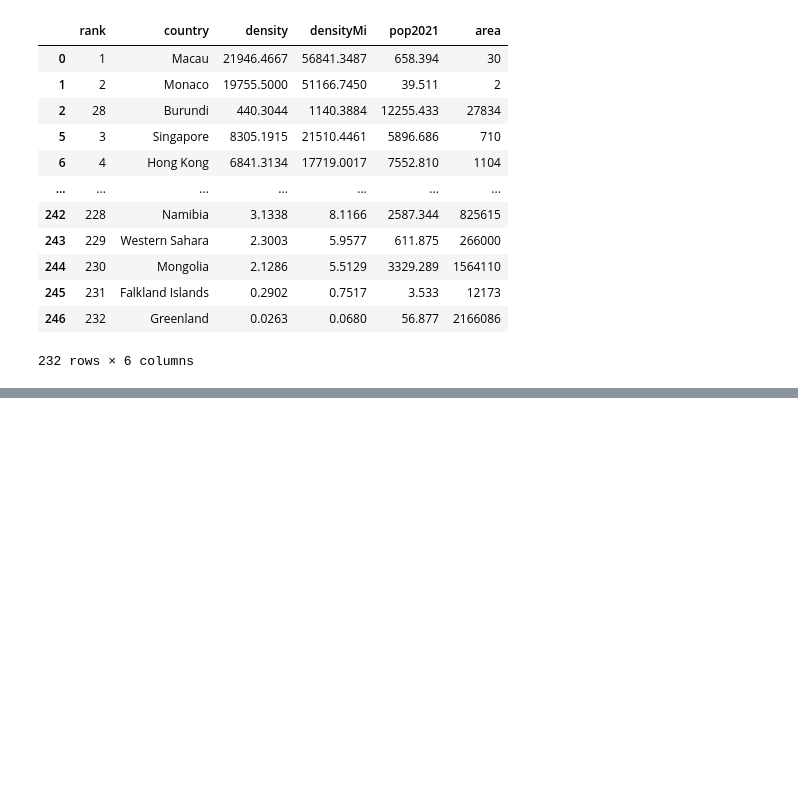
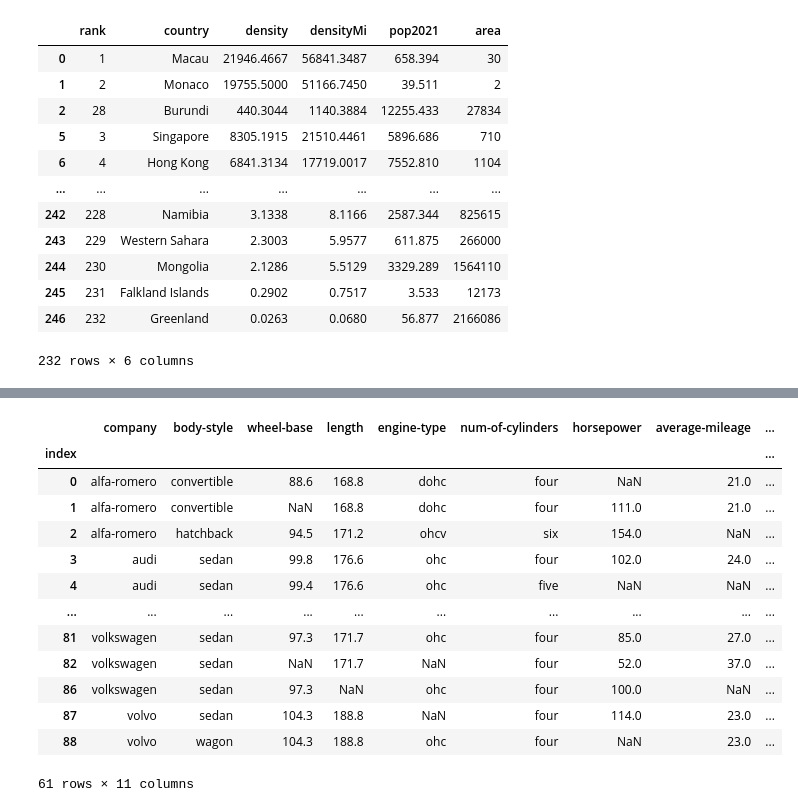
Before and after one commit to lazizrakhmat/DS-Pandas, a Jupyter notebook: data_duplicated.ipynb, the cells around one changed output, grey strips where cells are left out. Drawn from its saved outputs; the diff is of its cells as text; code cells hidden in the pictures; blank space fills up the shorter version.

Commit message:
.map() and lambda

```diff
--- a/data_duplicated.ipynb
+++ b/data_duplicated.ipynb
@@ -75,0 +131,20 @@ df.drop_duplicates(['country']) # biz bu yerda yo'naltirdik, ya'niki faqat 'coun
+# %%
+kurs = 10720 # hozirgi kurs qiymatini berdik
+df['price'].map(lambda x:x*kurs) # .map va lambda orqali biz kursni uzbek so'mdagi valuta qiymatiga o'zgartirib oldik
+df['price_uz'] = df['price'].map(lambda x:x*kurs) # yangi ustun nomiga saqlaymiz
+df
+# %% [output]
+|  | company | body-style | wheel-base | length | engine-type | num-of-cylinders | horsepower | average-mileage | ... |
+| index |  |  |  |  |  |  |  |  | ... |
+| 0 | alfa-romero | convertible | 88.6 | 168.8 | dohc | four | NaN | 21.0 | ... |
+| 1 | alfa-romero | convertible | NaN | 168.8 | dohc | four | 111.0 | 21.0 | ... |
+| 2 | alfa-romero | hatchback | 94.5 | 171.2 | ohcv | six | 154.0 | NaN | ... |
+| 3 | audi | sedan | 99.8 | 176.6 | ohc | four | 102.0 | 24.0 | ... |
+| 4 | audi | sedan | 99.4 | 176.6 | ohc | five | NaN | NaN | ... |
+| ... | ... | ... | ... | ... | ... | ... | ... | ... | ... |
+| 81 | volkswagen | sedan | 97.3 | 171.7 | ohc | four | 85.0 | 27.0 | ... |
+| 82 | volkswagen | sedan | NaN | 171.7 | NaN | four | 52.0 | 37.0 | ... |
+| 86 | volkswagen | sedan | 97.3 | NaN | ohc | four | 100.0 | NaN | ... |
+| 87 | volvo | sedan | 104.3 | 188.8 | NaN | four | 114.0 | 23.0 | ... |
+| 88 | volvo | wagon | 104.3 | 188.8 | ohc | four | NaN | 23.0 | ... |
+61 rows × 11 columns
```
Also changed, not shown: parts of 6 cells of this notebook.
